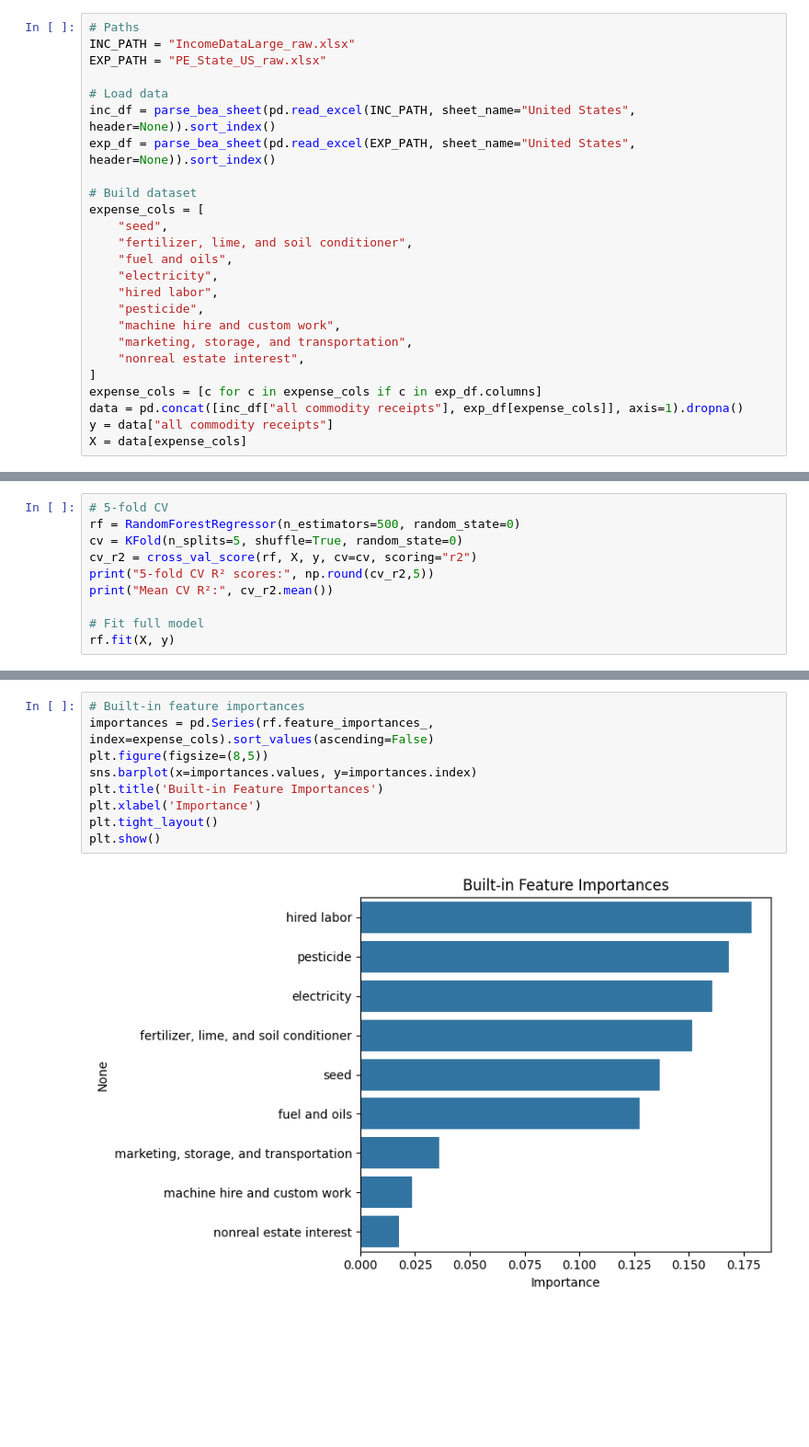
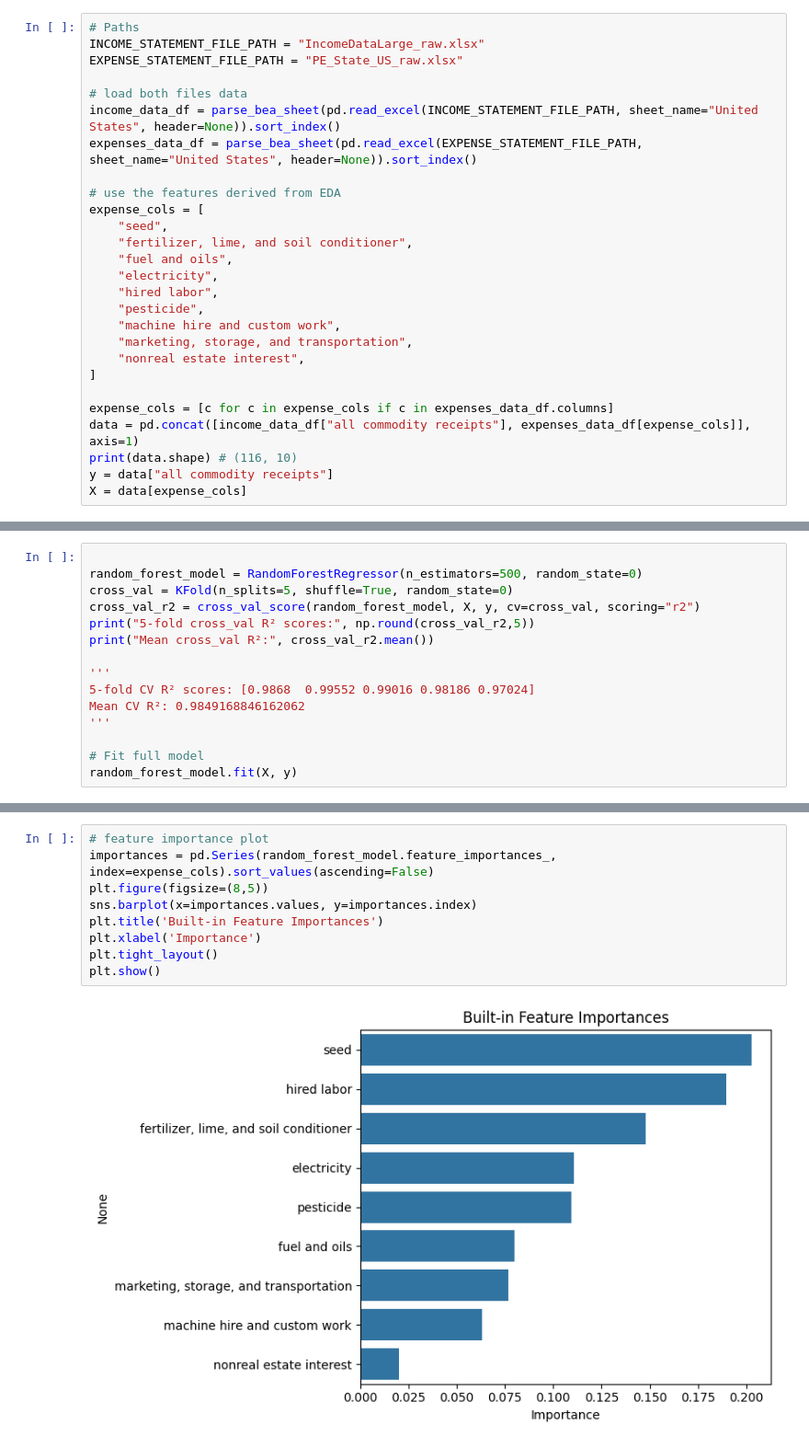
Before and after one commit to sbat11/Farm-Profitability-Model, a Jupyter notebook: farm_receipts_from_expenses.ipynb, the cells around one changed output, grey strips where cells are left out. Shown at 92% size. Cells and saved outputs as stored; diff of their text form; blank space fills up the shorter version.

```diff
--- a/farm_receipts_from_expenses.ipynb
+++ b/farm_receipts_from_expenses.ipynb
@@ -89,13 +64,13 @@ def parse_bea_sheet(df):
 # %%
 # Paths
-INC_PATH = "IncomeDataLarge_raw.xlsx"
-EXP_PATH = "PE_State_US_raw.xlsx"
+INCOME_STATEMENT_FILE_PATH = "IncomeDataLarge_raw.xlsx"
+EXPENSE_STATEMENT_FILE_PATH = "PE_State_US_raw.xlsx"
 
-# Load data
-inc_df = parse_bea_sheet(pd.read_excel(INC_PATH, sheet_name="United States", header=None)).sort_index()
-exp_df = parse_bea_sheet(pd.read_excel(EXP_PATH, sheet_name="United States", header=None)).sort_index()
+# load both files data
+income_data_df = parse_bea_sheet(pd.read_excel(INCOME_STATEMENT_FILE_PATH, sheet_name="United States", header=None)).sort_index()
+expenses_data_df = parse_bea_sheet(pd.read_excel(EXPENSE_STATEMENT_FILE_PATH, sheet_name="United States", header=None)).sort_index()
 
-# Build dataset
+# use the features derived from EDA
 expense_cols = [
     "seed",
     "fertilizer, lime, and soil conditioner",
@@ -107,7 +82,9 @@ expense_cols = [
     "marketing, storage, and transportation",
     "nonreal estate interest",
 ]
-expense_cols = [c for c in expense_cols if c in exp_df.columns]
-data = pd.concat([inc_df["all commodity receipts"], exp_df[expense_cols]], axis=1).dropna()
+
+expense_cols = [c for c in expense_cols if c in expenses_data_df.columns]
+data = pd.concat([income_data_df["all commodity receipts"], expenses_data_df[expense_cols]], axis=1)
+print(data.shape) # (116, 10)
 y = data["all commodity receipts"]
 X = data[expense_cols]
@@ -114,11 +95,16 @@ X = data[expense_cols]
 # %%
-# 5-fold CV
-rf = RandomForestRegressor(n_estimators=500, random_state=0)
-cv = KFold(n_splits=5, shuffle=True, random_state=0)
-cv_r2 = cross_val_score(rf, X, y, cv=cv, scoring="r2")
-print("5-fold CV R² scores:", np.round(cv_r2,5))
-print("Mean CV R²:", cv_r2.mean())
+
+random_forest_model = RandomForestRegressor(n_estimators=500, random_state=0)
+cross_val = KFold(n_splits=5, shuffle=True, random_state=0)
+cross_val_r2 = cross_val_score(random_forest_model, X, y, cv=cross_val, scoring="r2")
+print("5-fold cross_val R² scores:", np.round(cross_val_r2,5))
+print("Mean cross_val R²:", cross_val_r2.mean())
+
+'''
+5-fold CV R² scores: [0.9868  0.99552 0.99016 0.98186 0.97024]
+Mean CV R²: 0.9849168846162062
+'''
 
 # Fit full model
-rf.fit(X, y)
+random_forest_model.fit(X, y)
 # %% [output]
@@ -127,12 +113,12 @@ Mean CV R²: 0.9849168846162062
 RandomForestRegressor(n_estimators=500, random_state=0)
 # %%
-# Built-in feature importances
-importances = pd.Series(rf.feature_importances_, index=expense_cols).sort_values(ascending=False)
+# feature importance plot
+importances = pd.Series(random_forest_model.feature_importances_, index=expense_cols).sort_values(ascending=False)
 plt.figure(figsize=(8,5))
 sns.barplot(x=importances.values, y=importances.index)
 plt.title('Built-in Feature Importances')
 plt.xlabel('Importance')
 plt.tight_layout()
 plt.show()
 # %% [output]
-[figure, old version]
+[figure, new version]
```
Also changed, not shown: parts of 12 cells of this notebook.
